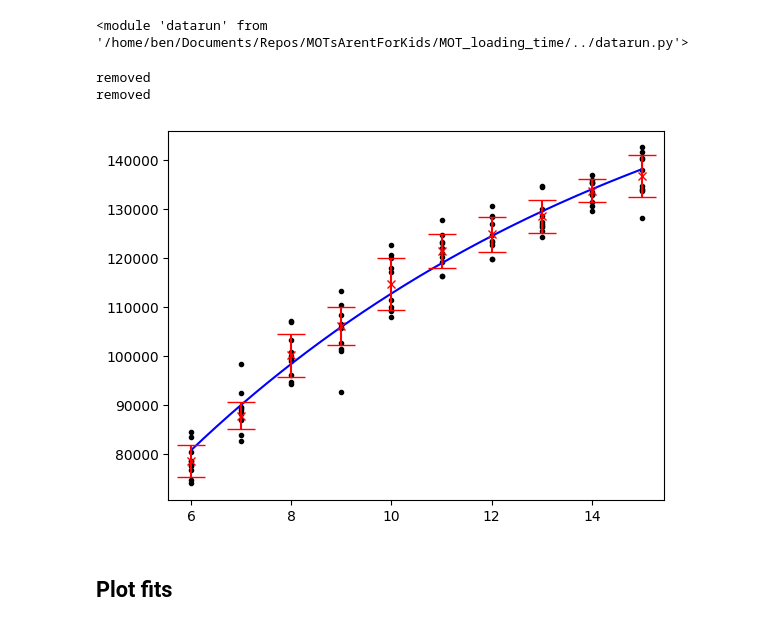
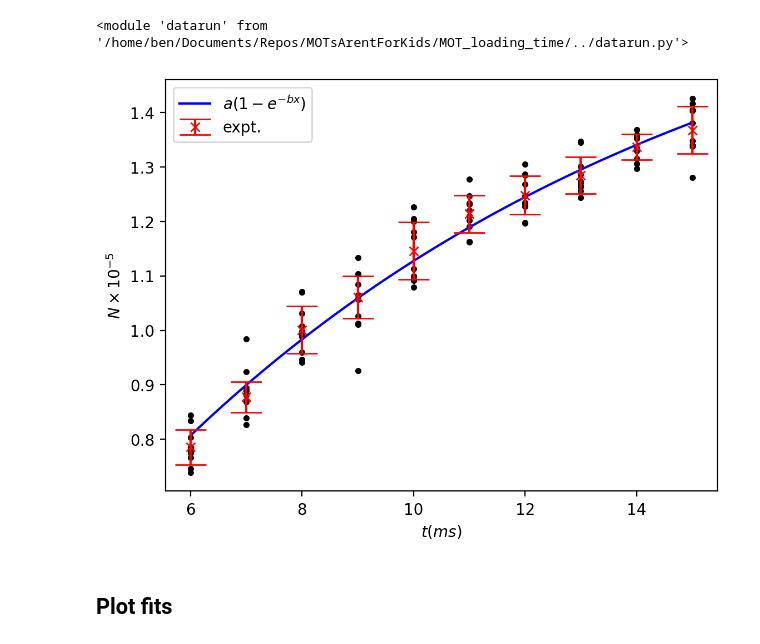
Before and after one commit to benmcdonough20/MOTsArentForKids, a Jupyter notebook: MOT_loading_time/MOT_loading_time.ipynb, the cells around one changed output. Drawn from its saved outputs; the diff is of its cells as text; code cells hidden in the pictures.

```diff
--- a/MOT_loading_time/MOT_loading_time.ipynb
+++ b/MOT_loading_time/MOT_loading_time.ipynb
@@ -36,35 +36,34 @@ N_list = d.structure_data(lambda d: d.atom_number_px_sum())
 # %%
 N_list_copy=N_list.copy()
 stats_dict={key:(np.mean(N_list_copy[key].copy()),np.std(N_list_copy[key].copy())) for key in N_list_copy.keys()}
 for key,val in N_list.items():
     mean = np.mean(val)
     stdev = np.std(val)
     for item in val:
         if np.abs(item-mean) > 2*stdev:
             N_list[key].remove(item)
             print("removed")
 
 
 y_plot=[np.nanmean(n) for n in N_list_copy.values()]
 x_plot=list(N_list_copy.keys())
 popt,pcov=curve_fit(loading_dyn,x_plot,y_plot,(1e8,1e-1))
 
 xdata=np.linspace(min(x_plot),max(x_plot),10000)
 ydata=loading_dyn(xdata,*popt)
 
-plt.plot(xdata,ydata,'-b')
+plt.plot(xdata,np.array(ydata)*1e-5,'-b', label = r"$a(1-e^{-bx})$")
 
-plt.errorbar(x_plot, y_plot, [np.nanstd(N_list_copy[key]) for key in x_plot], linestyle = "None", color = "r", capsize = 10, marker = "x")
+plt.errorbar(x_plot, np.array(y_plot)*1.e-5, [np.nanstd(N_list_copy[key])*1e-5 for key in x_plot], linestyle = "None", color = "r", capsize = 10, marker = "x", label = "expt.")
 for datum in d.data:
-    plt.scatter(datum.value, datum.atom_number_px_sum(), color = "k", marker = '.', linestyle = "None")
+    plt.scatter(datum.value, datum.atom_number_px_sum()*1e-5, color = "k", marker = '.', linestyle = "None")
 
-plt.xlabel("t")
-plt.ylabel()
-plt.gcf().
+plt.xlabel(r"$t (ms)$")
+plt.ylabel(r"$N \times 10^{-5}$")
+plt.legend()
+plt.gcf().set_dpi(200)
 # %% [output]
-removed
-removed
-[figure, old version]
+[figure, new version]
 # %% [markdown]
 ## Plot fits
 # %%
```
Also changed, not shown: parts of 5 cells of this notebook, 2 other files.
